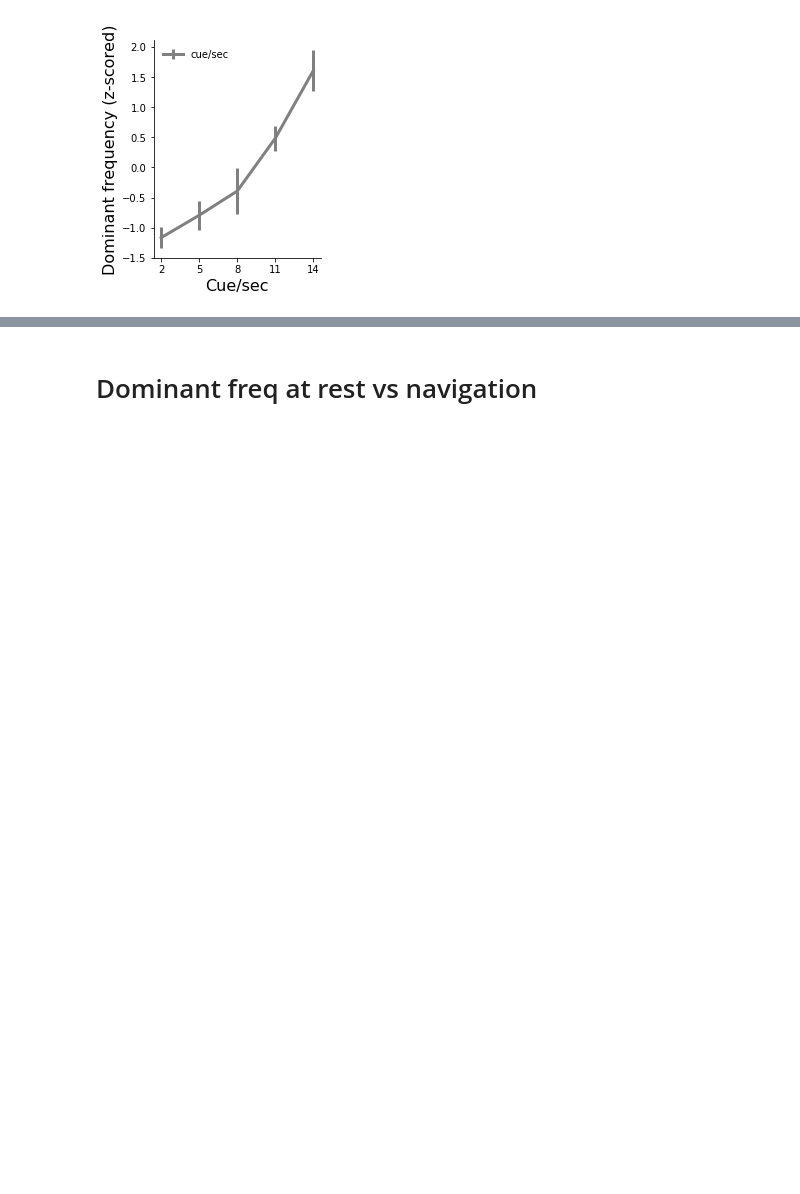
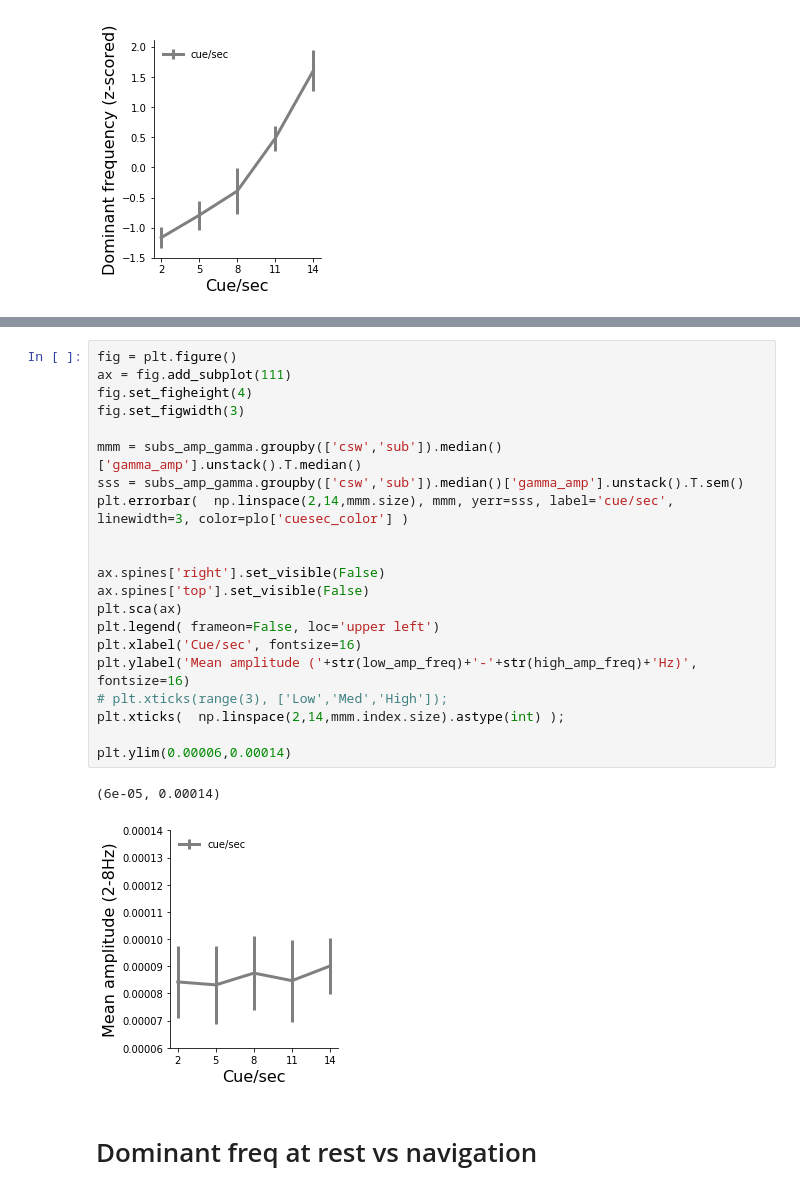
Before and after one commit to DiogoSantosPata/normaliser, a Jupyter notebook: V2_Analisys.ipynb, the cells around one changed output, grey strips where cells are left out. Saved outputs shown, nothing was run; the diff lists cells and outputs as text; blank space fills up the shorter version.

```diff
--- a/V2_Analisys.ipynb
+++ b/V2_Analisys.ipynb
@@ -464,3 +558,27 @@ plt.xticks(  np.linspace(2,14,mmm.index.size).astype(int) );
+# %%
+fig = plt.figure()
+ax = fig.add_subplot(111)
+fig.set_figheight(4)
+fig.set_figwidth(3)
+
+mmm = subs_amp_gamma.groupby(['csw','sub']).median()['gamma_amp'].unstack().T.median()
+sss = subs_amp_gamma.groupby(['csw','sub']).median()['gamma_amp'].unstack().T.sem()
+plt.errorbar(  np.linspace(2,14,mmm.size), mmm, yerr=sss, label='cue/sec', linewidth=3, color=plo['cuesec_color'] )
+
+
+ax.spines['right'].set_visible(False)
+ax.spines['top'].set_visible(False)
+plt.sca(ax)
+plt.legend( frameon=False, loc='upper left')
+plt.xlabel('Cue/sec', fontsize=16)
+plt.ylabel('Mean amplitude ('+str(low_amp_freq)+'-'+str(high_amp_freq)+'Hz)', fontsize=16)
+# plt.xticks(range(3), ['Low','Med','High']);
+plt.xticks(  np.linspace(2,14,mmm.index.size).astype(int) );
+
+plt.ylim(0.00006,0.00014)
+# %% [output]
+(6e-05, 0.00014)
+[figure, added]
 # %% [markdown]
 # Dominant freq at rest vs navigation
 # %%
```
Also changed, not shown: parts of 10 cells of this notebook.
